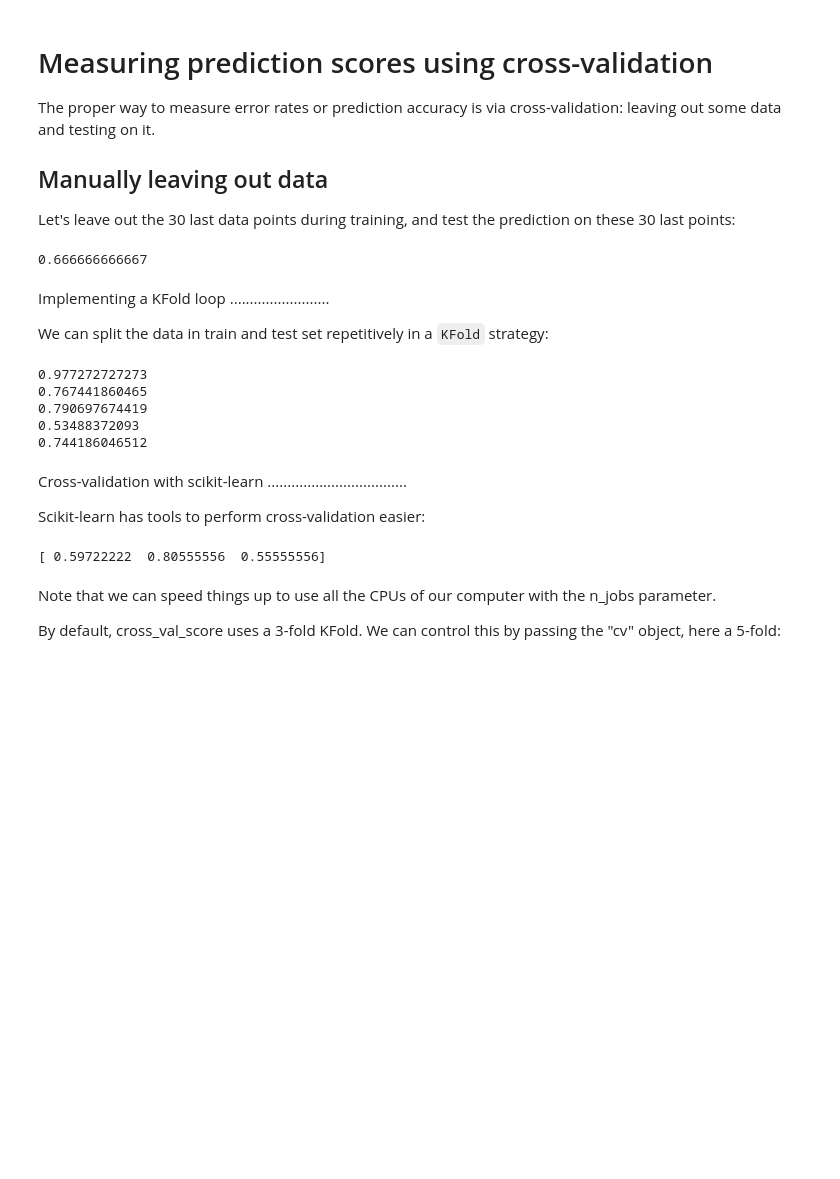
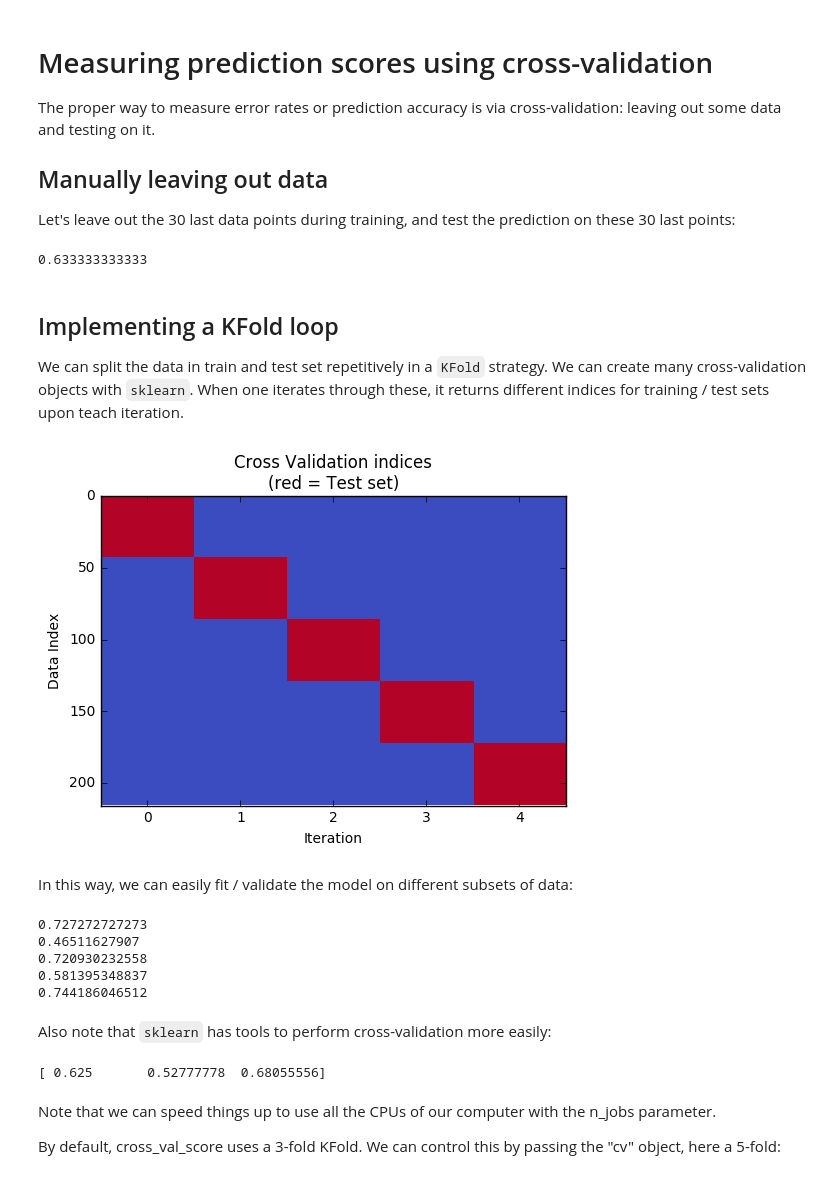
Before and after one commit to choldgraf/UCSF-Data_Driven_Neuro, a Jupyter notebook: machine_learning/3_decoding_samples.ipynb, the cells around one changed output. Saved outputs shown, nothing was run; the diff lists cells and outputs as text; code cells hidden in the pictures; blank space fills up the shorter version.

```diff
--- a/machine_learning/3_decoding_samples.ipynb
+++ b/machine_learning/3_decoding_samples.ipynb
@@ -231,44 +235,53 @@ cross-validation: leaving out some data and testing on it.
 Let's leave out the 30 last data points during training, and test the
 prediction on these 30 last points:
 # %%
-svc.fit(fmri_masked[:-30], target[:-30])
+svc.fit(fmri_masked[:-30], targets[:-30])
 
 prediction = svc.predict(fmri_masked[-30:])
-print((prediction == target[-30:]).sum() / float(len(target[-30:])))
+print((prediction == targets[-30:]).sum() / float(len(targets[-30:])))
 # %% [output]
-0.666666666667
+0.633333333333
 # %% [markdown]
-Implementing a KFold loop
-.........................
+## Implementing a KFold loop
+
 
 We can split the data in train and test set repetitively in a `KFold`
-strategy:
+strategy. We can create many cross-validation objects with `sklearn`. When one iterates through these, it returns different indices for training / test sets upon teach iteration.
+# %%
+from sklearn.cross_validation import KFold
+
+cv = KFold(n=len(fmri_masked), n_folds=5)
+
+cv_sample = np.zeros([len(fmri_masked), 5])
+for ii, (tr,tt) in enumerate(cv):
+    cv_sample[tt, ii] = 1
+fig, ax = plt.subplots()
+ax.imshow(cv_sample, cmap='coolwarm', aspect='auto', interpolation='nearest')
+_ = ax.set(xlabel='Iteration', ylabel='Data Index',
+           title='Cross Validation indices\n(red = Test set)')
+# %% [output]
+[figure, added]
+# %% [markdown]
+In this way, we can easily fit / validate the model on different subsets of data:
 # %%
-from sklearn.cross_validation import KFold
-
-cv = KFold(n=len(fmri_masked), n_folds=5)
-
 for train, test in cv:
-    svc.fit(fmri_masked[train], target[train])
+    svc.fit(fmri_masked[train], targets[train])
     prediction = svc.predict(fmri_masked[test])
-    print((prediction == target[test]).sum() / float(len(target[test])))
+    print((prediction == targets[test]).sum() / float(len(targets[test])))
 # %% [output]
-0.977272727273
-0.767441860465
-0.790697674419
-0.53488372093
+0.727272727273
+0.46511627907
+0.720930232558
+0.581395348837
 0.744186046512
 # %% [markdown]
-Cross-validation with scikit-learn
-...................................
-
-Scikit-learn has tools to perform cross-validation easier:
+Also note that `sklearn` has tools to perform cross-validation more easily:
 # %%
 from sklearn.cross_validation import cross_val_score
-cv_score = cross_val_score(svc, fmri_masked, target)
+cv_score = cross_val_score(svc, fmri_masked, targets)
 print(cv_score)
 # %% [output]
-[ 0.59722222  0.80555556  0.55555556]
+[ 0.625       0.52777778  0.68055556]
 # %% [markdown]
 Note that we can speed things up to use all the CPUs of our computer
 with the n_jobs parameter.
```
Also changed, not shown: parts of 21 cells of this notebook, 3 other files.
